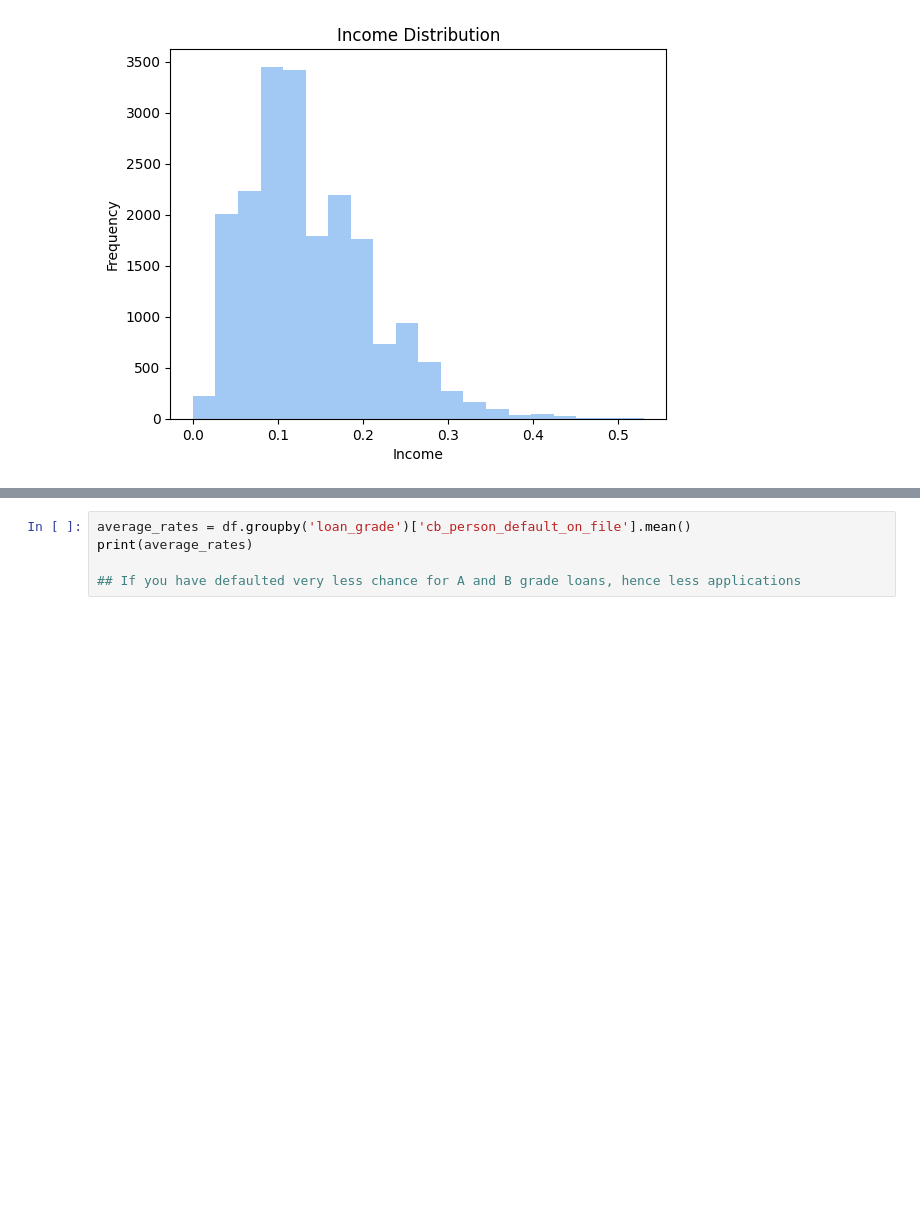
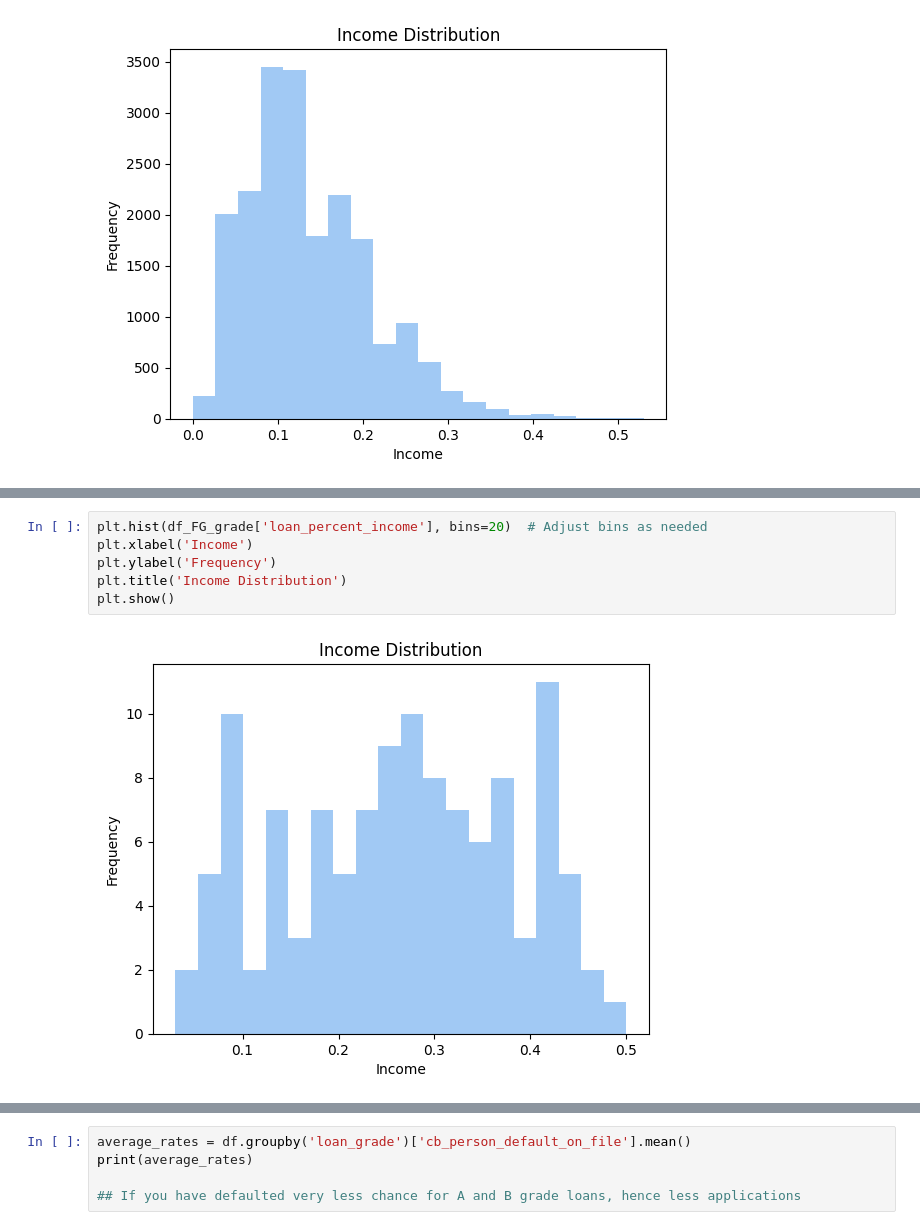
Before and after one commit to gauthaman77/EDA-Loan-Approval-Prediction, a Jupyter notebook: eda-loan-prediction.ipynb, the cells around one changed output, grey strips where cells are left out. Cells and saved outputs as stored; diff of their text form; blank space fills up the shorter version.

```diff
--- a/eda-loan-prediction.ipynb
+++ b/eda-loan-prediction.ipynb
@@ -316,0 +369,8 @@ plt.show()
+# %%
+plt.hist(df_FG_grade['loan_percent_income'], bins=20)  # Adjust bins as needed
+plt.xlabel('Income')
+plt.ylabel('Frequency')
+plt.title('Income Distribution')
+plt.show()
+# %% [output]
+[figure, added]
```
Also changed, not shown: parts of 15 cells of this notebook.
